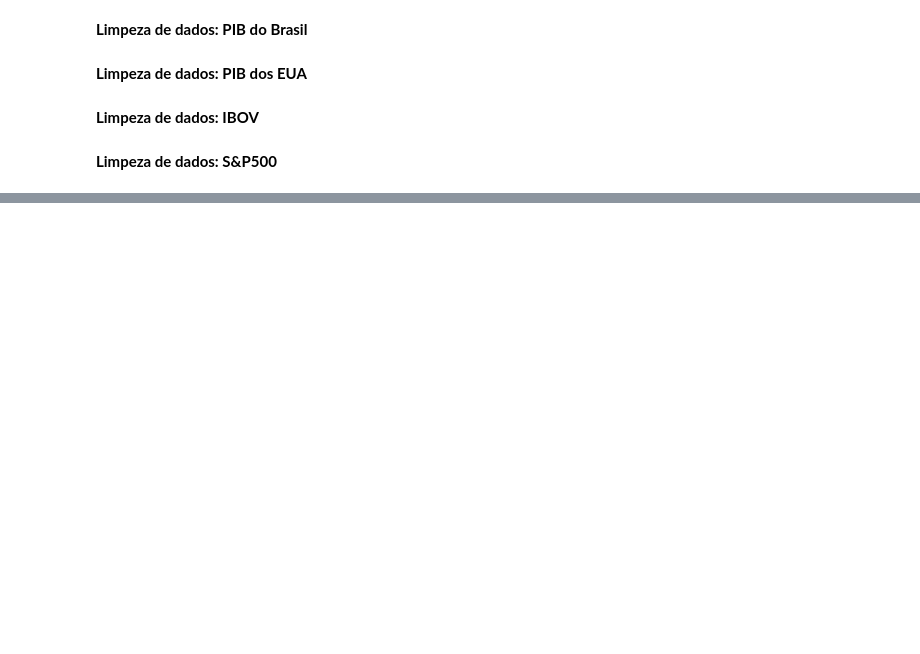
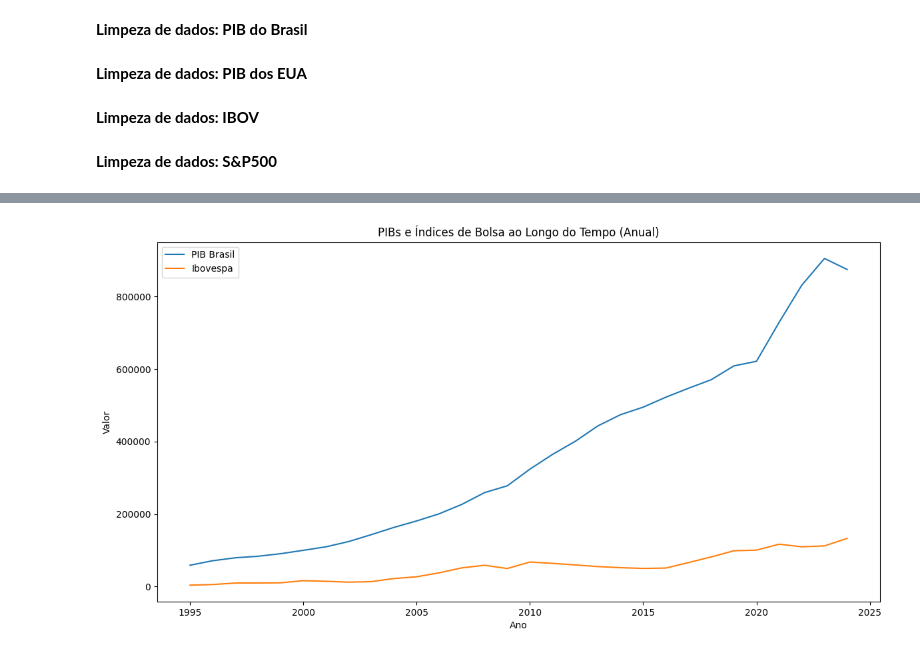
Before and after one commit to omarcospo/projeto-final-feadev, a Jupyter notebook: Projeto Final.ipynb, the cells around one changed output, grey strips where cells are left out. Saved outputs shown, nothing was run; the diff lists cells and outputs as text; code cells hidden in the pictures; blank space fills up the shorter version.

```diff
--- a/Projeto Final.ipynb
+++ b/Projeto Final.ipynb
@@ -83,4 +86,8 @@ sp500['Fechamento S&P500'] = sp500['Fechamento S&P500'].apply(lambda x: '{:.2f}'
 dados = pd.merge(pib_usa, pib_br, on='Data')
 dados = pd.merge(dados, ibov, on='Data')
 dados = pd.merge(dados, sp500, on='Data')
-dados
+dados.set_index('Data', inplace=True)
+dados = dados.apply(pd.to_numeric, errors='coerce')
+dados_numericos = dados.select_dtypes(include='number')
+dados_anuais = dados_numericos.groupby(dados_numericos.index.year).mean()
+dados_anuais.describe()
@@ -86,0 +104,11 @@ dados
+# %%
+plt.figure(figsize=(14, 7))
+plt.plot(dados_anuais.index, dados_anuais['PIB Brasil'], label='PIB Brasil')
+plt.plot(dados_anuais.index, dados_anuais['Fechamento IBOV'], label='Ibovespa')
+plt.xlabel('Ano')
+plt.ylabel('Valor')
+plt.title('PIBs e Índices de Bolsa ao Longo do Tempo (Anual)')
+plt.legend()
+plt.show()
+# %% [output]
+[figure, added]
```
Also changed, not shown: parts of 7 cells of this notebook.
